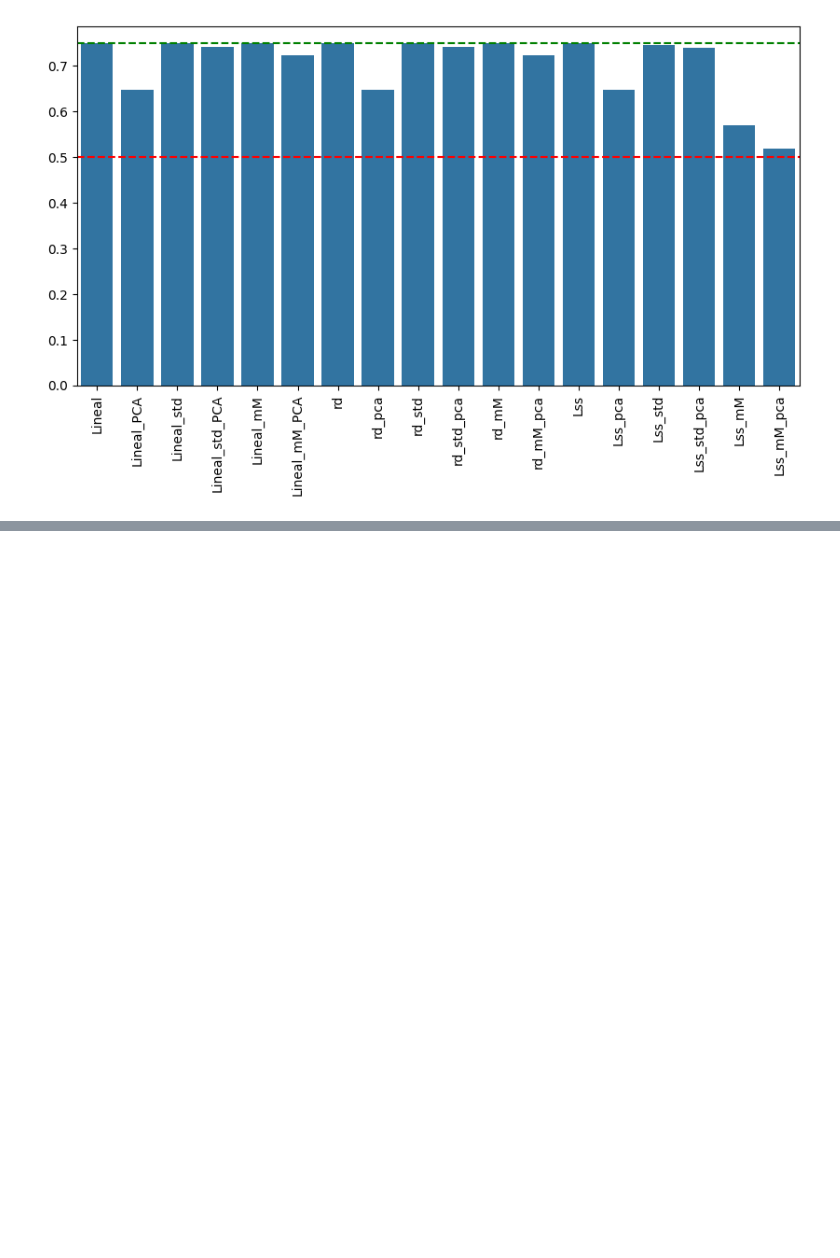
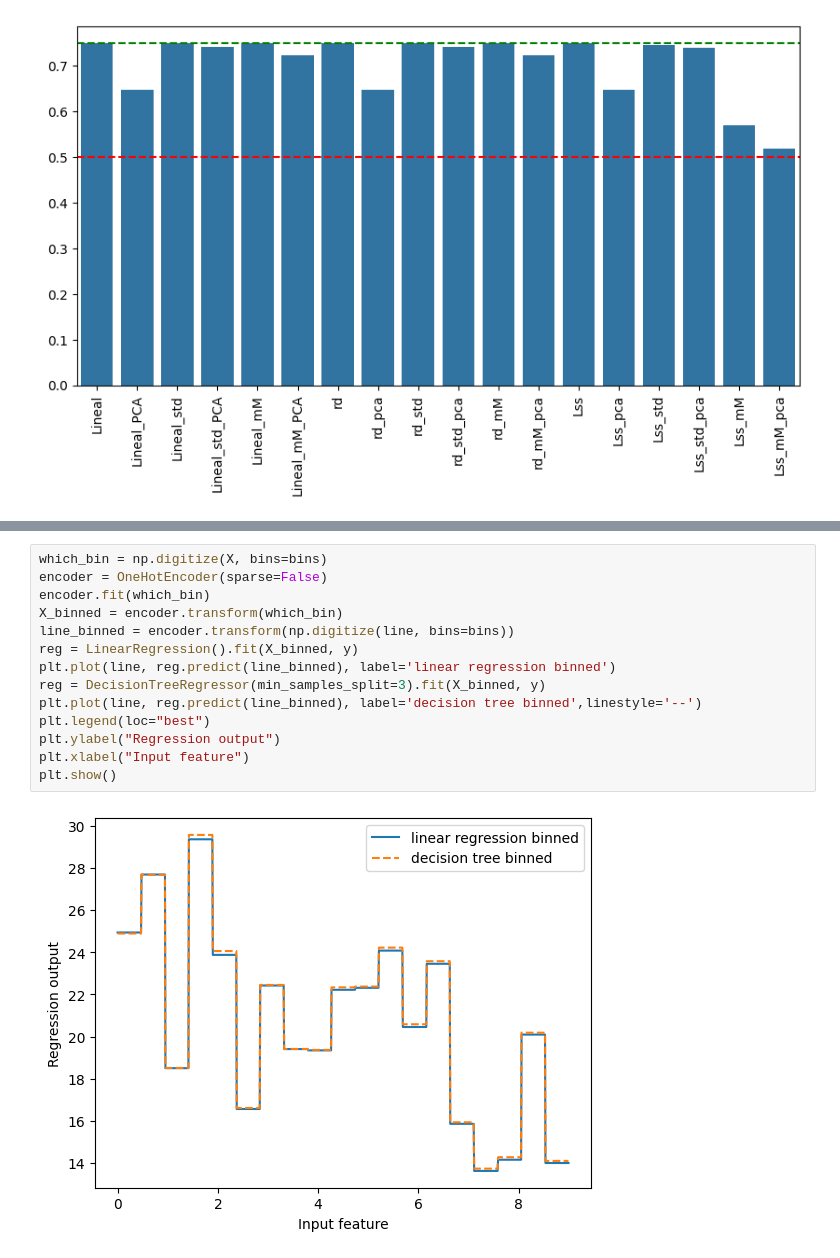
Before and after one commit to SantiagoGS97/Aprendizaje-Automatico, a Jupyter notebook: Semana 2.ipynb, the cells around one changed output, grey strips where cells are left out. Drawn from its saved outputs; the diff is of its cells as text; blank space fills up the shorter version.

```diff
--- a/Semana 2.ipynb
+++ b/Semana 2.ipynb
@@ -459,0 +486,16 @@ plt.show()
+# %%
+which_bin = np.digitize(X, bins=bins)
+encoder = OneHotEncoder(sparse=False)
+encoder.fit(which_bin)
+X_binned = encoder.transform(which_bin)
+line_binned = encoder.transform(np.digitize(line, bins=bins))
+reg = LinearRegression().fit(X_binned, y)
+plt.plot(line, reg.predict(line_binned), label='linear regression binned')
+reg = DecisionTreeRegressor(min_samples_split=3).fit(X_binned, y)
+plt.plot(line, reg.predict(line_binned), label='decision tree binned',linestyle='--')
+plt.legend(loc="best")
+plt.ylabel("Regression output")
+plt.xlabel("Input feature")
+plt.show()
+# %% [output]
+[figure, added]
```
Also changed, not shown: parts of 21 cells of this notebook, 2 other files.
